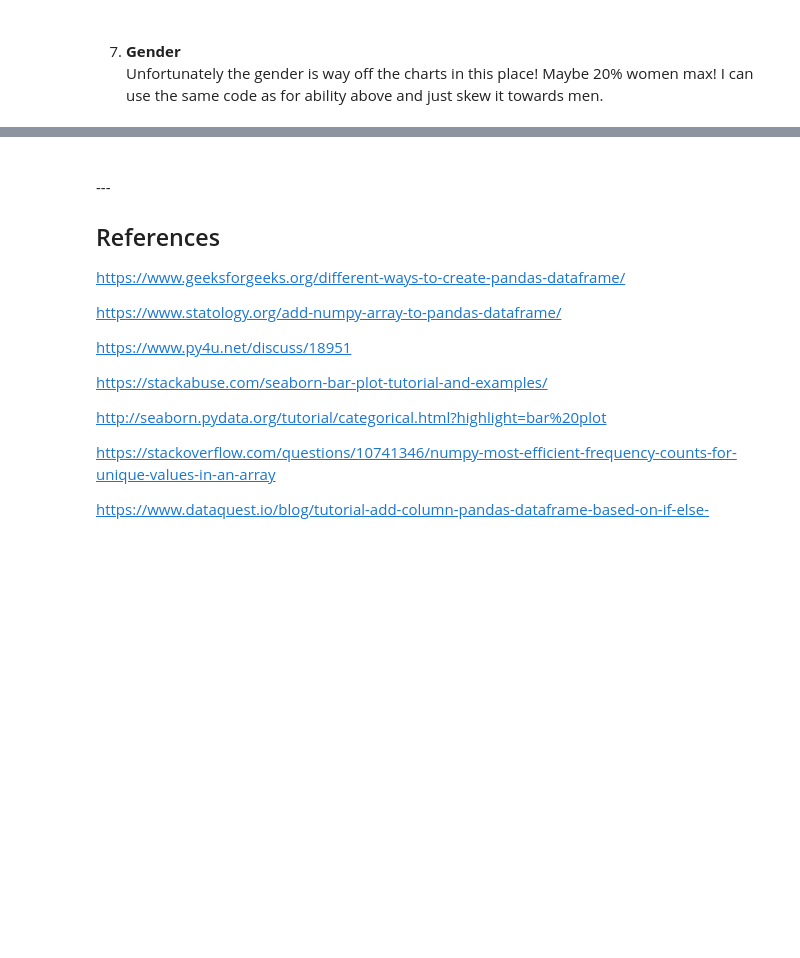
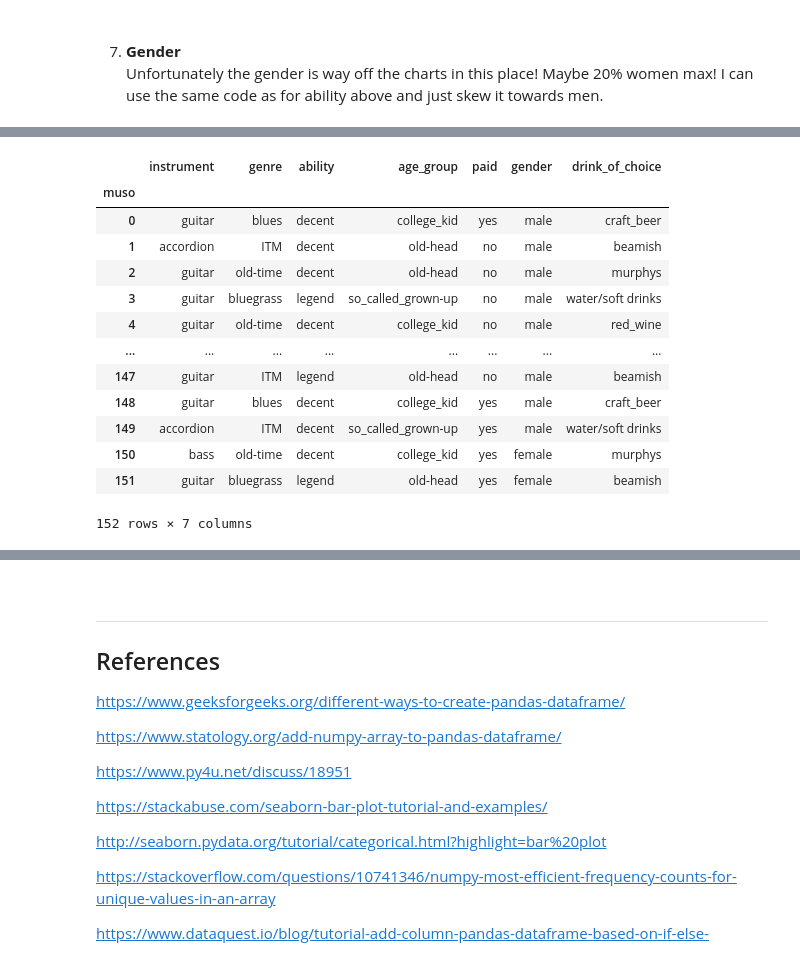
Before and after one commit to Caoimhinv/programming_for_DA_project, a Jupyter notebook: the_session.ipynb, the cells around one changed output, grey strips where cells are left out. Drawn from its saved outputs; the diff is of its cells as text; code cells hidden in the pictures; blank space fills up the shorter version.

```diff
--- a/the_session.ipynb
+++ b/the_session.ipynb
@@ -639,0 +685,23 @@ df.head(20)
+# %%
+# df['drink_of_choice'] = df['drink_of_choice'].fillna(random.choice(drinks).values.tolist())
+# # df.applymap(lambda l: l if not np.isnan(l) else rng.choice(drinks))
+
+# # foo['A'] = foo['A'].fillna(random.choice(foo['A'].values.tolist()))
+df['drink_of_choice'] = df['drink_of_choice'].fillna(pd.Series(np.random.choice(drinks, size=len(df.index))))
+
+df
+# %% [output]
+|  | instrument | genre | ability | age_group | paid | gender | drink_of_choice |
+| muso |  |  |  |  |  |  |  |
+| 0 | guitar | blues | decent | college_kid | yes | male | craft_beer |
+| 1 | accordion | ITM | decent | old-head | no | male | beamish |
+| 2 | guitar | old-time | decent | old-head | no | male | murphys |
+| 3 | guitar | bluegrass | legend | so_called_grown-up | no | male | water/soft drinks |
+| 4 | guitar | old-time | decent | college_kid | no | male | red_wine |
+| ... | ... | ... | ... | ... | ... | ... | ... |
+| 147 | guitar | ITM | legend | old-head | no | male | beamish |
+| 148 | guitar | blues | decent | college_kid | yes | male | craft_beer |
+| 149 | accordion | ITM | decent | so_called_grown-up | yes | male | water/soft drinks |
+| 150 | bass | old-time | decent | college_kid | yes | female | murphys |
+| 151 | guitar | bluegrass | legend | old-head | yes | female | beamish |
+152 rows × 7 columns
```
Also changed, not shown: parts of 20 cells of this notebook, 1 other file.
